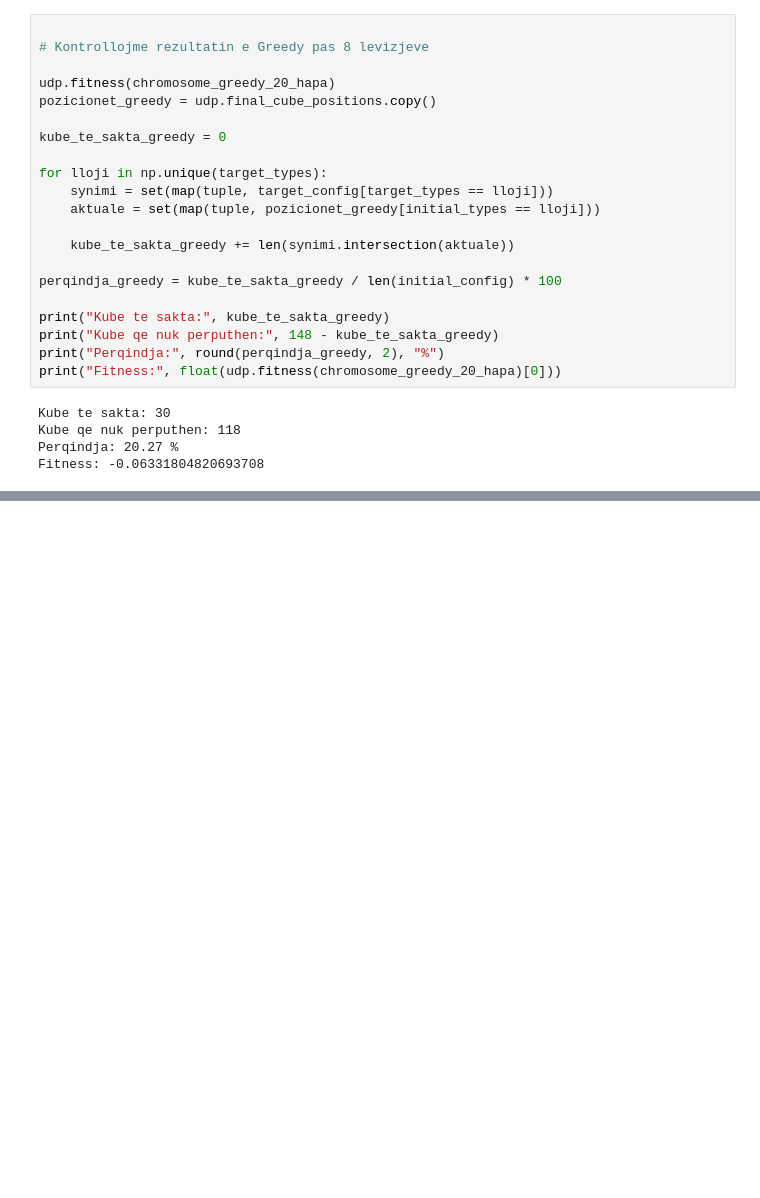
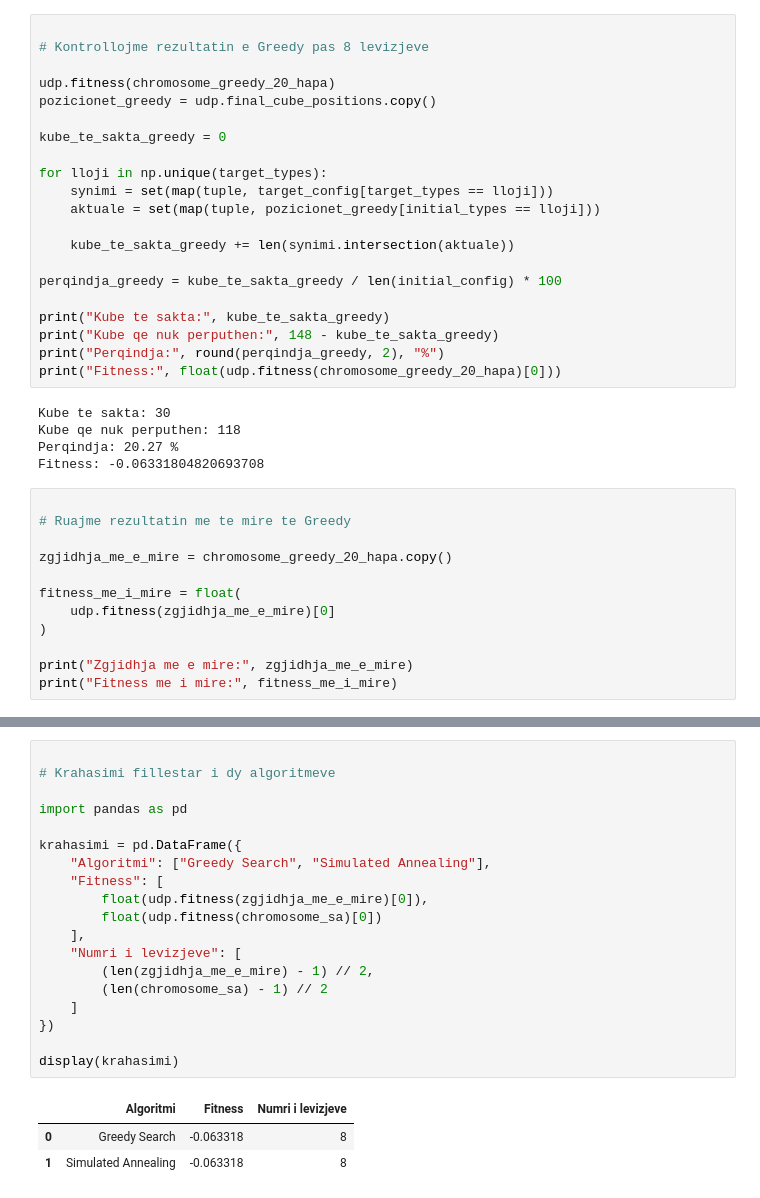
Before and after one commit to shqipezeneli/ShqipeZeneli-ProgrammableCubes-, a Jupyter notebook: esa-programmable-cubes-iss.ipynb, the cells around one changed output, grey strips where cells are left out. Cells and saved outputs as stored; diff of their text form; blank space fills up the shorter version.

Commit message:
Ruajtja e algoritmeve Greedy dhe Simulated Annealing

```diff
--- a/esa-programmable-cubes-iss.ipynb
+++ b/esa-programmable-cubes-iss.ipynb
@@ -887,3 +887,15 @@ Kube te sakta: 30
 Kube qe nuk perputhen: 118
 Perqindja: 20.27 %
 Fitness: -0.06331804820693708
+# %%
+
+# Ruajme rezultatin me te mire te Greedy
+
+zgjidhja_me_e_mire = chromosome_greedy_20_hapa.copy()
+
+fitness_me_i_mire = float(
+    udp.fitness(zgjidhja_me_e_mire)[0]
+)
+
+print("Zgjidhja me e mire:", zgjidhja_me_e_mire)
+print("Fitness me i mire:", fitness_me_i_mire)
@@ -889,0 +1005,23 @@ Fitness: -0.06331804820693708
+# %%
+
+# Krahasimi fillestar i dy algoritmeve
+
+import pandas as pd
+
+krahasimi = pd.DataFrame({
+    "Algoritmi": ["Greedy Search", "Simulated Annealing"],
+    "Fitness": [
+        float(udp.fitness(zgjidhja_me_e_mire)[0]),
+        float(udp.fitness(chromosome_sa)[0])
+    ],
+    "Numri i levizjeve": [
+        (len(zgjidhja_me_e_mire) - 1) // 2,
+        (len(chromosome_sa) - 1) // 2
+    ]
+})
+
+display(krahasimi)
+# %% [output]
+|  | Algoritmi | Fitness | Numri i levizjeve |
+| 0 | Greedy Search | -0.063318 | 8 |
+| 1 | Simulated Annealing | -0.063318 | 8 |
```
Also changed, not shown: parts of 4 cells of this notebook.
